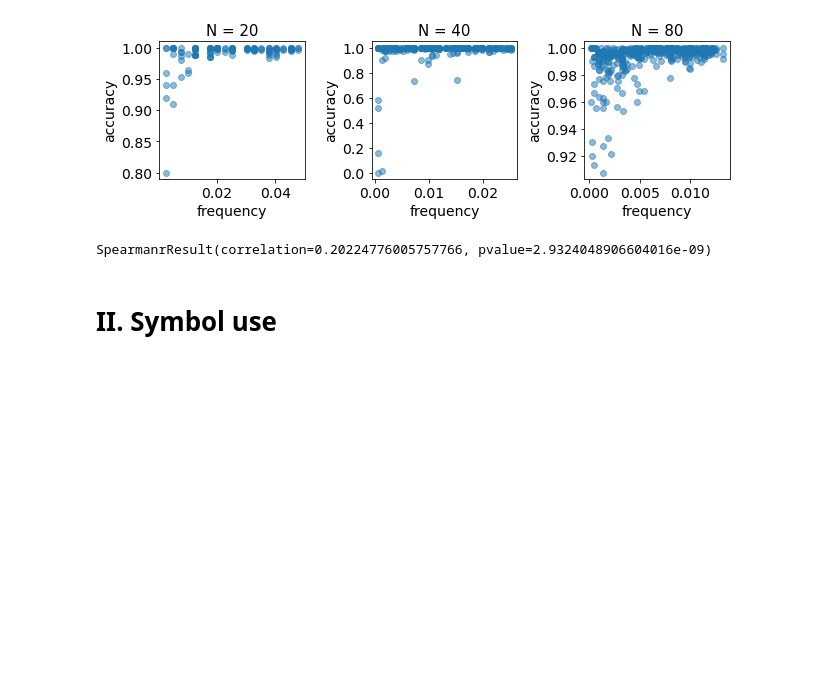
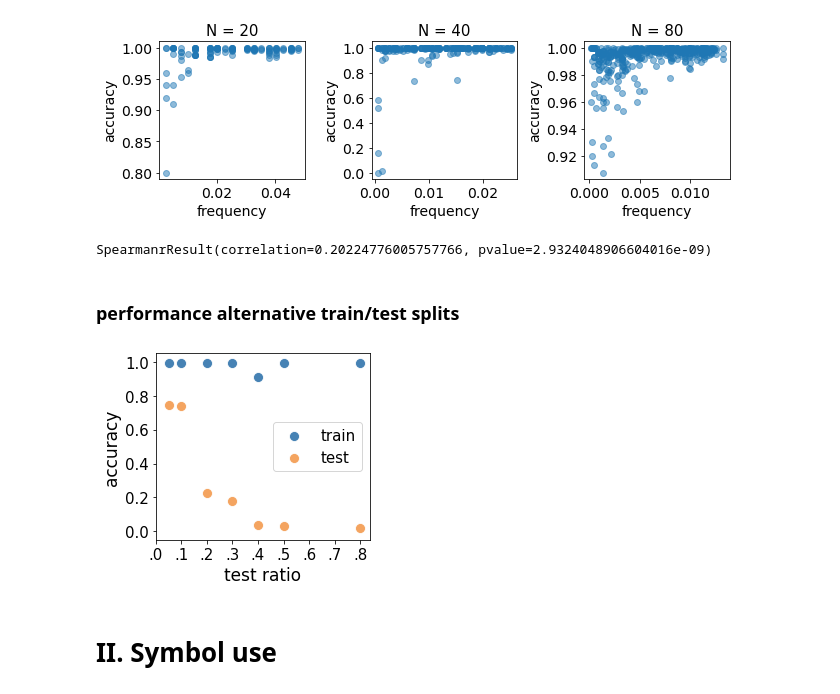
Before and after one commit to XeniaOhmer/summation_game, a Jupyter notebook: analysis.ipynb, the cells around one changed output. Saved outputs shown, nothing was run; the diff lists cells and outputs as text; code cells hidden in the pictures; blank space fills up the shorter version.

Commit message:
add analysis for different splits

```diff
--- a/analysis.ipynb
+++ b/analysis.ipynb
@@ -131,6 +132,51 @@ plt.tight_layout()
 (spearmanr(results.frequency, results.accuracy))
 # %% [output]
 SpearmanrResult(correlation=0.20224776005757766, pvalue=2.9324048906604016e-09)
+# %% [markdown]
+### performance alternative train/test splits
+# %%
+performance = {
+    'split': [],                       # test ratio
+    'train_acc': [], 'test_acc': [],   # accuracies
+    'train_mae': [], 'test_mae': []    # mean absolute errors between true and predicted sums
+}
+
+for split in [0.05, 0.1, 0.2, 0.3, 0.4, 0.5, 0.8]:
+
+    if split != 0.1:
+        name_addition = '_test-split' + str(split)
+    else:
+        name_addition = ''
+    interaction_train = load_interaction(80, 644, mode='validation', name_addition=name_addition)
+    interaction_test = load_interaction(80, 644, mode='test', name_addition=name_addition)
+
+    acc_train, mae_train = calc_performance(interaction_train)
+    acc_test, mae_test = calc_performance(interaction_test)
+
+    performance['split'].append(split)
+    performance['train_acc'].append(acc_train.item())
+    performance['train_mae'].append(mae_train.item())
+    performance['test_acc'].append(acc_test.item())
+    performance['test_mae'].append(mae_test.item())
+
+performance = pd.DataFrame(performance)
+# %%
+plt.figure(figsize=(4, 3.5))
+for i in range(2):
+    y = ['train_acc', 'test_acc'][i]
+    #ax = plt.plot(performance['split'], performance[y])
+    sns.scatterplot(x='split', y=y, data=performance, s=100, color=['steelblue', 'sandybrown'][i])
+    plt.ylabel(['accuracy', 'accuracy'][i], fontsize=17)
+    plt.xlabel('test ratio', fontsize=17)
+    plt.xticks(ticks=[0.0, 0.1, 0.2, 0.3, 0.4, 0.5, 0.6, 0.7, 0.8],
+               labels=['.0', '.1', '.2', '.3', '.4', '.5', '.6', '.7', '.8'],
+               fontsize=15)
+    plt.yticks(fontsize=15)
+    plt.ylim([-0.05,1.05])
+plt.legend(['train', 'test'], fontsize=15)
+plt.tight_layout()
+# %% [output]
+[figure, added]
 # %% [markdown]
 # II. Symbol use
 # %% [markdown]
```
Also changed, not shown: parts of 1 cell of this notebook, 1 other file.
